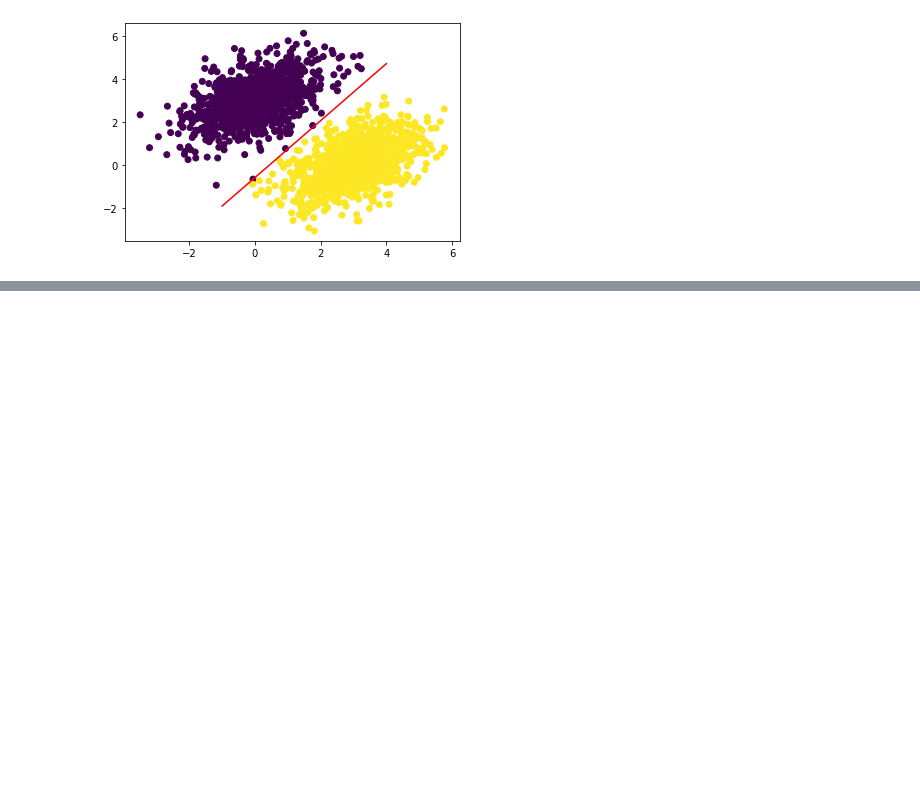
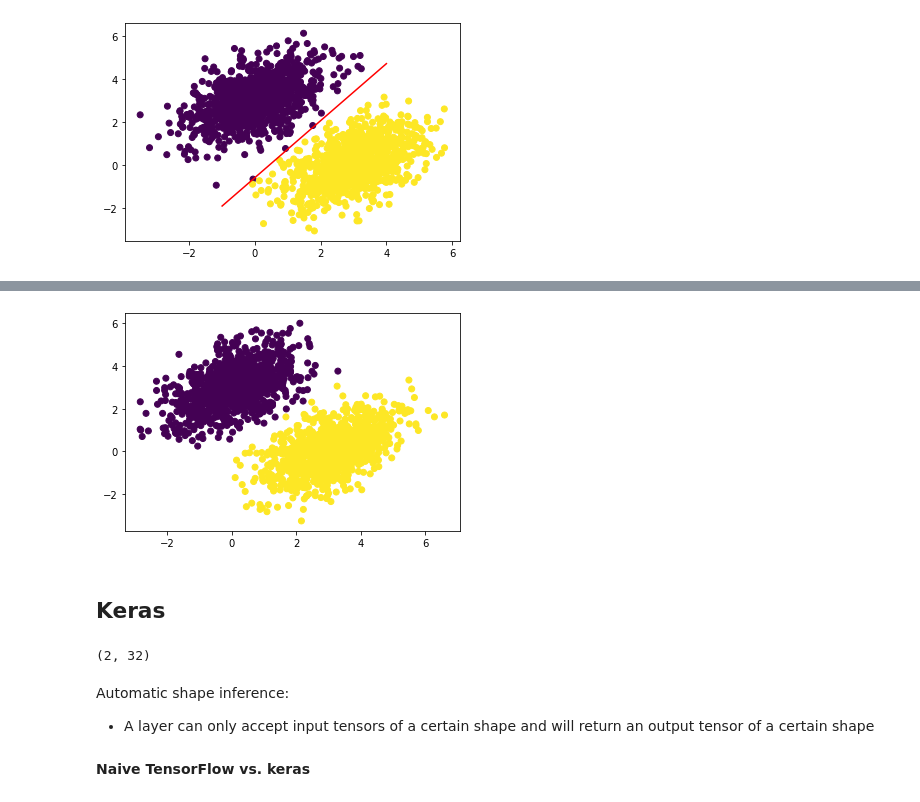
Before and after one commit to oorejola/CMPS-6660-DeepLearning, a Jupyter notebook: Lecture3.ipynb, the cells around one changed output, grey strips where cells are left out. Saved outputs shown, nothing was run; the diff lists cells and outputs as text; code cells hidden in the pictures; blank space fills up the shorter version.

Commit message:
Adding Updated HW2-3 and Lecture 3 notes

```diff
--- a/Lecture3.ipynb
+++ b/Lecture3.ipynb
@@ -291,0 +296,23 @@ plt.show()
+# %%
+import numpy as np
+import tensorflow as tf
+num_samples_per_class = 1000
+negative_samples = np.random.multivariate_normal(mean=[0,3],cov=[[1,0.5],[0.5,1]],size = num_samples_per_class)
+positive_samples = np.random.multivariate_normal(mean=[3,0],cov=[[1,0.5],[0.5,1]],size = num_samples_per_class)
+
+inputs = np.vstack((negative_samples,positive_samples)).astype(np.float32)
+
+targets = np.vstack((np.zeros((num_samples_per_class,1),dtype="float32"),np.ones((num_samples_per_class,1),dtype="float32")))
+# %%
+input_dim = 2
+hidden_dim = 5
+output_dim = 1
+W = tf.Variable(tf.random.uniform(shape=(input_dim,hidden_dim)))
+b = tf.Variable(tf.random.uniform(shape=(hidden_layer_dim,)))
+
+W_hidden = tf.Variable(tf.random.uniform(shape=(hidden_layer_dim,output_dim)))
+b_hidden = tf.Variable(tf.random.uniform(shape=(output_dim,)))
+# %%
+def model(inputs):
+    hidden = tf.matmul(inputs,W)+b
+    return tf.matmul(hidden,W_hidden)+b_hidden
@@ -291,0 +358,39 @@ plt.show()
+# %%
+predictions = model(inputs)
+x = np.linspace(-1,4,100)
+#y = - W [0]/ W [1]*x +(0.5- b )/ W [1]
+#plt.plot(x,y,"-r")
+#Classify as negative if model returns value > 1
+plt.scatter(inputs[:,0],inputs[:,1],c=predictions[:,0]>0.5)
+plt.show()
+# %% [output]
+[figure, added]
+# %% [markdown]
+## Keras
+# %%
+from tensorflow import keras
+class SimpleDense(keras.layers.Layer):
+    def __init__(self, units, activation=None):
+        super().__init__()
+        self.units = units
+        self.activation = activation
+    def build(self, input_shape):
+        input_dim = input_shape[-1]
+        self.W = self.add_weight(shape=(input_dim, self.units),
+        initializer="random_normal") ## cf. self.W = tf.Variable(tf.random.uniform(w_shape))
+        self.b = self.add_weight(shape=(self.units,),initializer="zeros")
+    def call(self, inputs):
+        y = tf.matmul(inputs, self.W) + self.b
+        if self.activation is not None:
+            y = self.activation(y)
+        return y
+
+my_dense = SimpleDense(units=32, activation=tf.nn.relu) #Note it is not necessary to specify input size
+input_tensor = tf.ones(shape=(2, 784)) ## test input
+output_tensor = my_dense(input_tensor)
+print(output_tensor.shape)
+# %% [output]
+(2, 32)
+# %% [markdown]
+Automatic shape inference:
+* A layer can only accept input tensors of a certain shape and will return an output tensor of a certain shape
@@ -291,0 +406,2 @@ plt.show()
+# %% [markdown]
+**Naive TensorFlow vs. keras**
```
Also changed, not shown: parts of 8 cells of this notebook, 1 other file.
